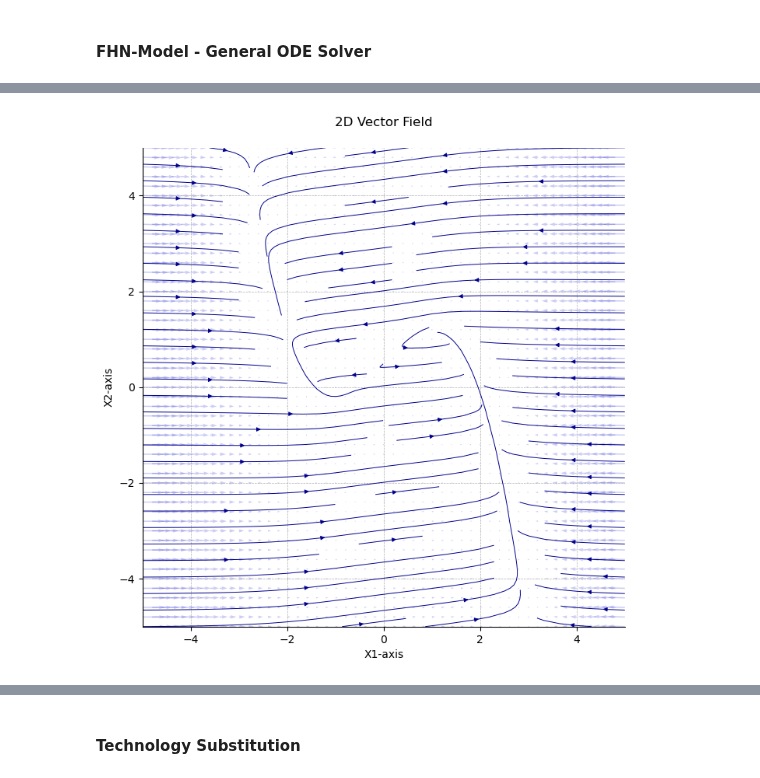
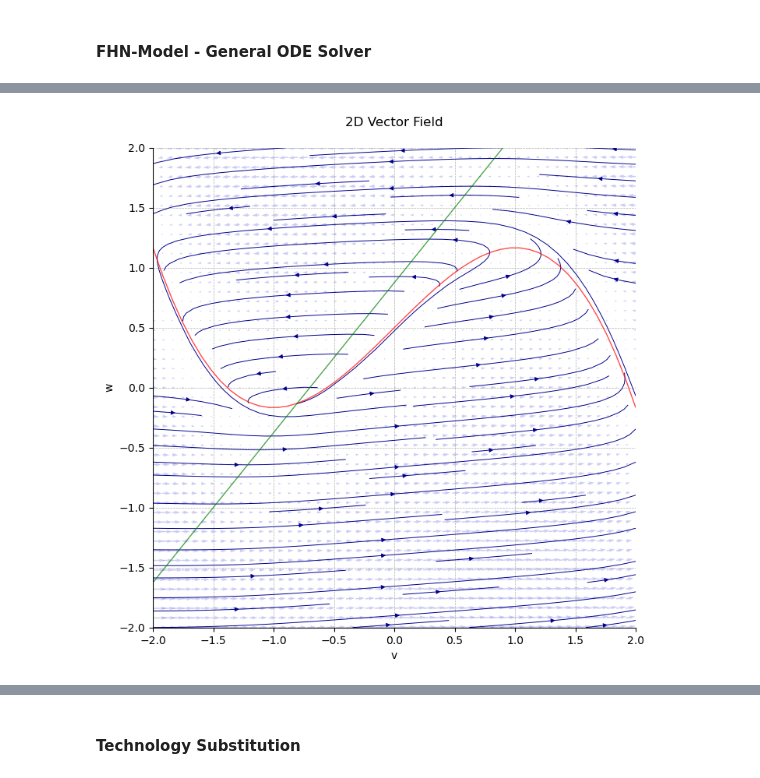
Before and after one commit to Lighfe/mdp-world-model, a Jupyter notebook: data_generation/visualization/plot_tests.ipynb, the cells around one changed output, grey strips where cells are left out. Drawn from its saved outputs; the diff is of its cells as text; code cells hidden in the pictures.

Commit message:
display nullclines

```diff
--- a/data_generation/visualization/plot_tests.ipynb
+++ b/data_generation/visualization/plot_tests.ipynb
@@ -44,5 +44,5 @@ plot_2D_vector_field(test_vectorfield, [[-1, 1], [-1, 1]])
 # %% [markdown]
 #### FHN-Model - General ODE Solver
 # %%
-fmodel = FitzHughNagumoModel(control_params=['I'])
+fmodel = FitzHughNagumoModel(control_params=['b','I'])
 fsolver = GenNumericalSolver(fmodel)
@@ -49,7 +63,7 @@ fsolver = GenNumericalSolver(fmodel)
 # %%
-fhnbounds = [(-5,5),(-5,5)]
-fhnres = [10,10]
+fhnbounds = [(-2,2),(-2,2)]
+fhnres = [100,100]
 fhngrid = Grid(fhnbounds, fhnres)
-plot_2D_vector_field_over_grid(fhngrid, fsolver, control = [0.5])
+plot_2D_vector_field_over_grid(fhngrid, fsolver, control = [0.8, 0.5], axis_names=['v','w'], display_nullclines=True)
 # %% [output]
-[figure, old version]
+[figure, new version]
```
Also changed, not shown: parts of 4 cells of this notebook, 2 other files.
